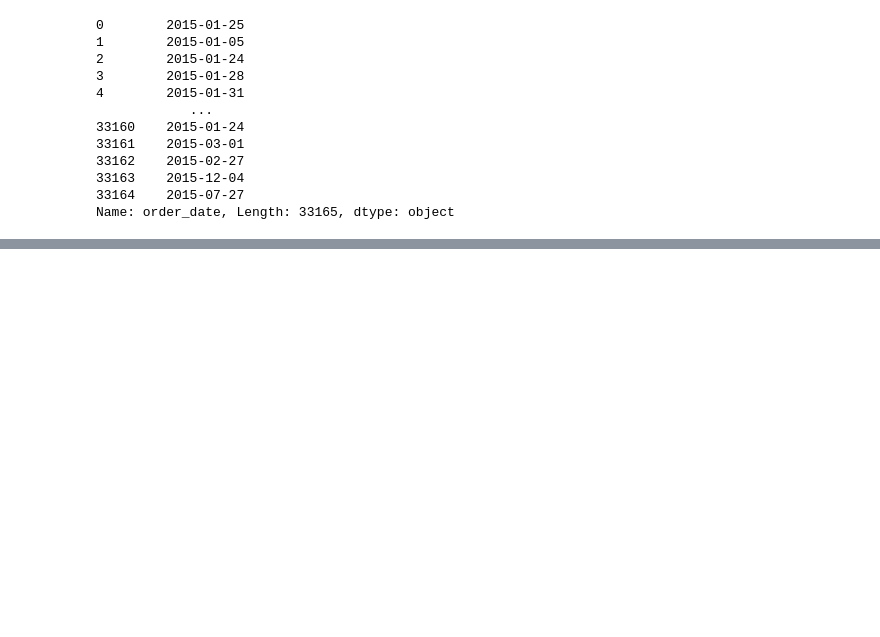
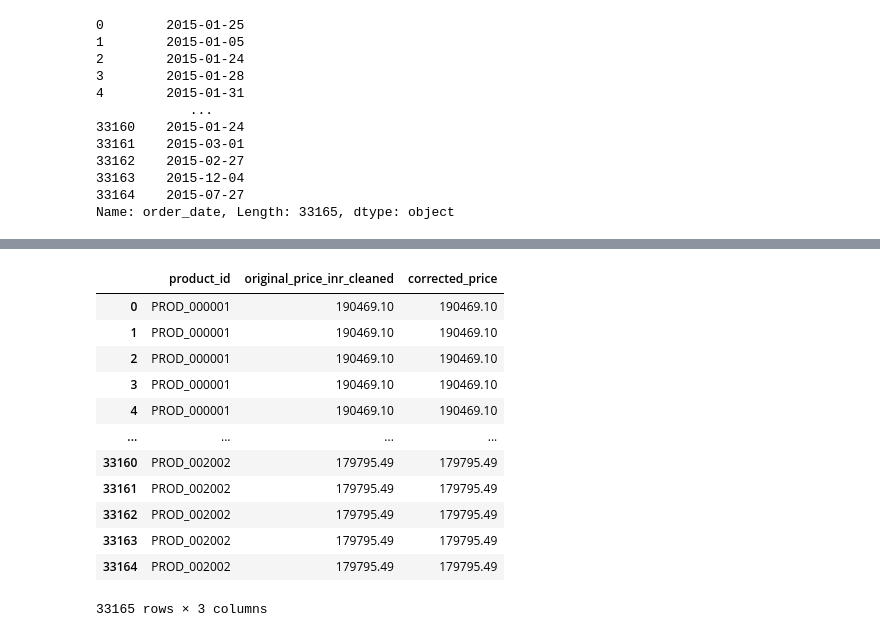
Before and after one commit to harishgundapuUD/Amazon_Sales_Analysis, a Jupyter notebook: data_cleaning/sample_dataset_reading.ipynb, the cells around one changed output, grey strips where cells are left out. Cells and saved outputs as stored; diff of their text form; code cells hidden in the pictures; blank space fills up the shorter version.

```diff
--- a/data_cleaning/sample_dataset_reading.ipynb
+++ b/data_cleaning/sample_dataset_reading.ipynb
@@ -113,0 +744,63 @@ print(df)
+# %%
+import pandas as pd
+import numpy as np
+
+# Sample data structure: columns 'product_id' and 'price'
+# df = pd.read_csv('your_data.csv')
+
+# Function to correct outliers within each product group
+# def correct_prices(group):
+#     median_price = group['price'].median()
+
+#     # Threshold for outlier detection (e.g., 3x median)
+#     threshold = 3 * median_price
+
+#     # Initialize corrected_price as original
+#     group['corrected_price'] = group['price']
+
+#     # Identify outliers > threshold
+#     outliers = group['price'] > threshold
+
+#     # Check if dividing by 100 fits within threshold
+#     correction_candidates = (group['price'] / 100) < threshold
+
+#     # Correct prices that are outliers but become normal after division
+#     group.loc[outliers & correction_candidates, 'corrected_price'] = group.loc[outliers & correction_candidates, 'price'] / 100
+
+#     return group
+
+def correct_prices(group):
+    median_price = group['original_price_inr_cleaned'].median()
+    threshold = 3 * median_price
+
+    # Create new column 'corrected_price' starting as copy of original 'price'
+    group['corrected_price'] = group['original_price_inr_cleaned']
+
+    outliers = group['original_price_inr_cleaned'] > threshold
+    correction_candidates = (group['original_price_inr_cleaned'] / 100) < threshold
+
+    # Only update 'corrected_price' column; original 'price' unchanged
+    group.loc[outliers & correction_candidates, 'corrected_price'] = group.loc[outliers & correction_candidates, 'original_price_inr_cleaned'] / 100
+
+    return group
+
+# df = df.groupby('product_id').apply(correct_prices).reset_index(drop=True)
+
+# Apply function per product
+df = df.groupby('product_id').apply(correct_prices).reset_index(drop=True)
+
+df[['product_id', 'original_price_inr_cleaned', 'corrected_price']]
+# %% [output]
+|  | product_id | original_price_inr_cleaned | corrected_price |
+| 0 | PROD_000001 | 190469.10 | 190469.10 |
+| 1 | PROD_000001 | 190469.10 | 190469.10 |
+| 2 | PROD_000001 | 190469.10 | 190469.10 |
+| 3 | PROD_000001 | 190469.10 | 190469.10 |
+| 4 | PROD_000001 | 190469.10 | 190469.10 |
+| ... | ... | ... | ... |
+| 33160 | PROD_002002 | 179795.49 | 179795.49 |
+| 33161 | PROD_002002 | 179795.49 | 179795.49 |
+| 33162 | PROD_002002 | 179795.49 | 179795.49 |
+| 33163 | PROD_002002 | 179795.49 | 179795.49 |
+| 33164 | PROD_002002 | 179795.49 | 179795.49 |
+33165 rows × 3 columns
```
Also changed, not shown: parts of 44 cells of this notebook, 1 other file.
